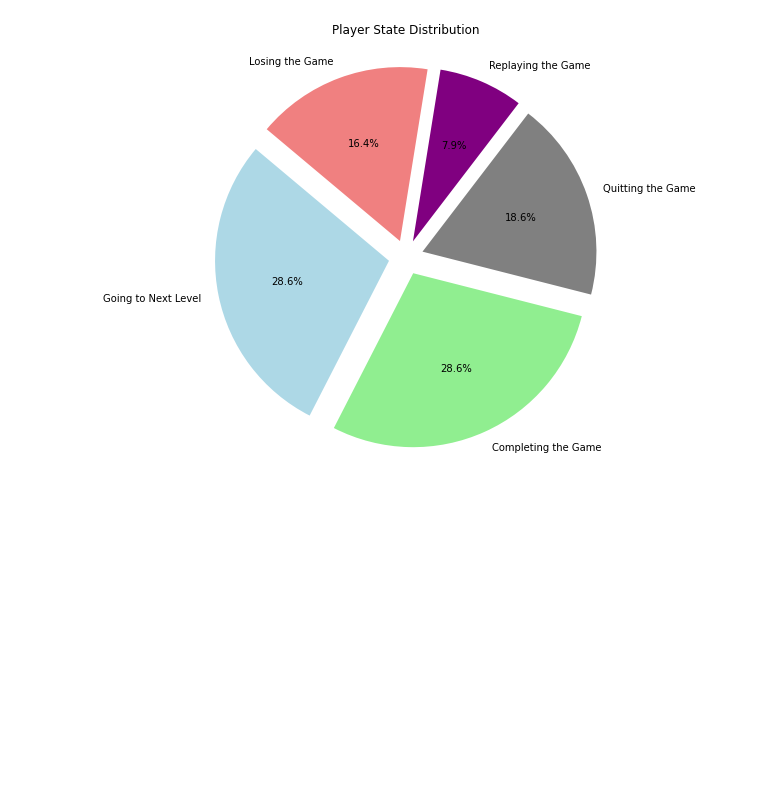
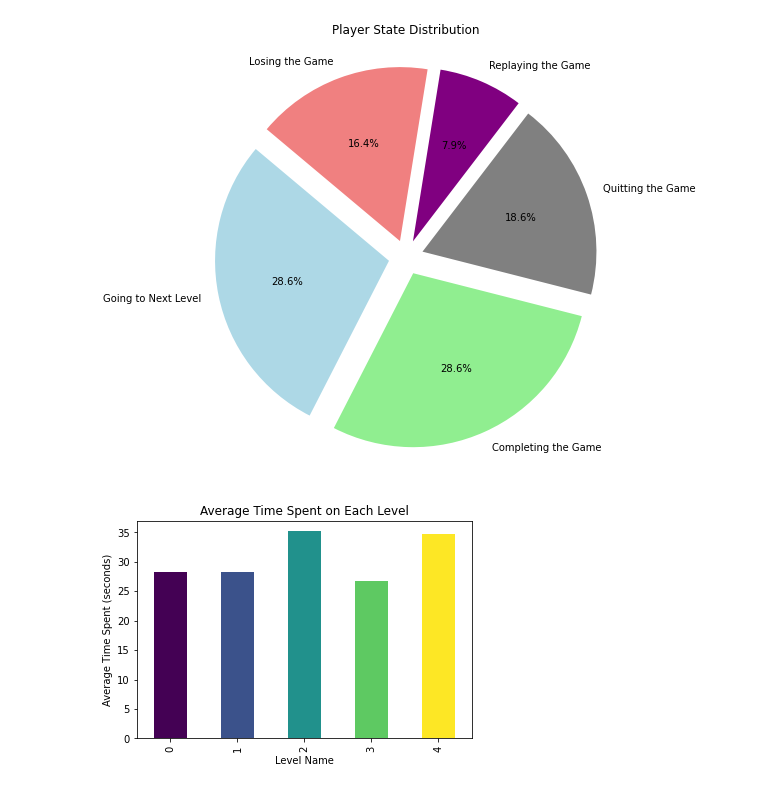
Before and after one commit to NDBhavana/small-indie-company-again-, a Jupyter notebook: Alpha prototype/Analytics/AnalyticsNotebook.ipynb, the cells around one changed output. Drawn from its saved outputs; the diff is of its cells as text; code cells hidden in the pictures; blank space fills up the shorter version.

```diff
--- a/Alpha prototype/Analytics/AnalyticsNotebook.ipynb
+++ b/Alpha prototype/Analytics/AnalyticsNotebook.ipynb
@@ -129,3 +130,27 @@ plt.title("Player State Distribution")
 plt.show()
 # %% [output]
 [figure]
+# %%
+# Generate random data
+np.random.seed(0)  # For reproducibility
+num_samples = 100  # Number of data points
+levels = np.random.choice([0, 1, 2, 3, 4], num_samples)
+time_spent = np.random.randint(3, 60, num_samples)  # Random time spent between 10 and 600 seconds
+
+# Create a DataFrame
+data = pd.DataFrame({'Level Name': levels, 'Time Spent': time_spent})
+
+# Group the data by the "Level Name" column and calculate the average time spent for each level
+average_time = data.groupby('Level Name')['Time Spent'].mean()
+
+# Define a colorful palette
+colors = plt.cm.viridis(np.linspace(0, 1, len(average_time)))
+
+# Plot the data with custom colors
+average_time.plot(kind='bar', color=colors)
+plt.title('Average Time Spent on Each Level')
+plt.xlabel('Level Name')
+plt.ylabel('Average Time Spent (seconds)')
+plt.show()
+# %% [output]
+[figure, added]
```
Also changed, not shown: parts of 5 cells of this notebook.
